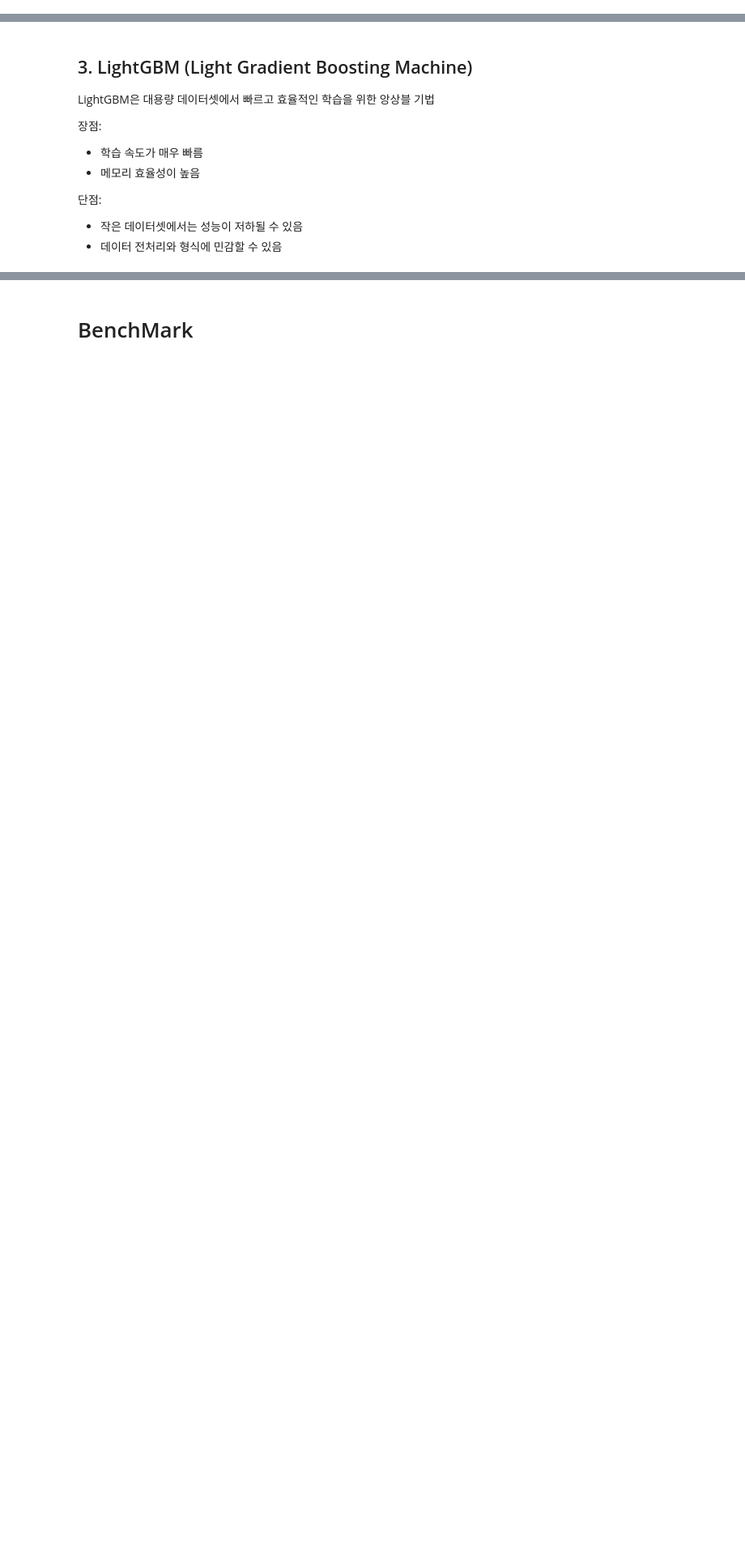
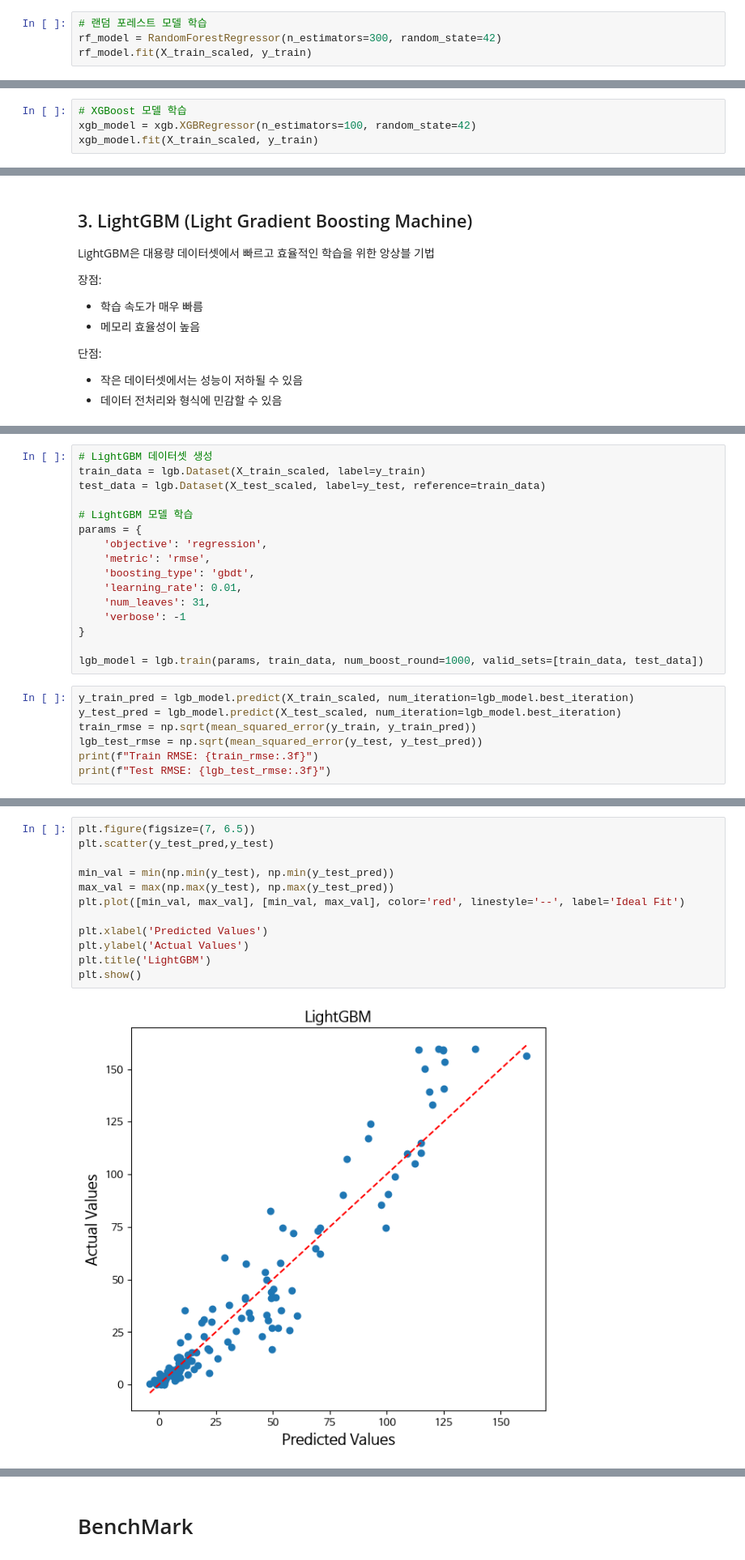
Before and after one commit to jangjung-coding/lettuce_predict_ai, a Jupyter notebook: lettuce_AI.ipynb, the cells around one changed output, grey strips where cells are left out. Shown at 81% size. Saved outputs shown, nothing was run; the diff lists cells and outputs as text; blank space fills up the shorter version.

```diff
--- a/lettuce_AI.ipynb
+++ b/lettuce_AI.ipynb
@@ -330,0 +154,4 @@ Average RMSE: 5.495
+# %%
+# 랜덤 포레스트 모델 학습
+rf_model = RandomForestRegressor(n_estimators=300, random_state=42)
+rf_model.fit(X_train_scaled, y_train)
@@ -374,0 +181,4 @@ Average RMSE: 3.322
+# %%
+# XGBoost 모델 학습
+xgb_model = xgb.XGBRegressor(n_estimators=100, random_state=42)
+xgb_model.fit(X_train_scaled, y_train)
@@ -449,0 +220,23 @@ Average RMSE: 3.027
+# %%
+# LightGBM 데이터셋 생성
+train_data = lgb.Dataset(X_train_scaled, label=y_train)
+test_data = lgb.Dataset(X_test_scaled, label=y_test, reference=train_data)
+
+# LightGBM 모델 학습
+params = {
+    'objective': 'regression',
+    'metric': 'rmse',
+    'boosting_type': 'gbdt',
+    'learning_rate': 0.01,
+    'num_leaves': 31,
+    'verbose': -1
+}
+
+lgb_model = lgb.train(params, train_data, num_boost_round=1000, valid_sets=[train_data, test_data])
+# %%
+y_train_pred = lgb_model.predict(X_train_scaled, num_iteration=lgb_model.best_iteration)
+y_test_pred = lgb_model.predict(X_test_scaled, num_iteration=lgb_model.best_iteration)
+train_rmse = np.sqrt(mean_squared_error(y_train, y_train_pred))
+lgb_test_rmse = np.sqrt(mean_squared_error(y_test, y_test_pred))
+print(f"Train RMSE: {train_rmse:.3f}")
+print(f"Test RMSE: {lgb_test_rmse:.3f}")
@@ -449,0 +246,14 @@ Average RMSE: 3.027
+# %%
+plt.figure(figsize=(7, 6.5))
+plt.scatter(y_test_pred,y_test)
+
+min_val = min(np.min(y_test), np.min(y_test_pred))
+max_val = max(np.max(y_test), np.max(y_test_pred))
+plt.plot([min_val, max_val], [min_val, max_val], color='red', linestyle='--', label='Ideal Fit')
+
+plt.xlabel('Predicted Values')
+plt.ylabel('Actual Values')
+plt.title('LightGBM')
+plt.show()
+# %% [output]
+[figure, added]
```
Also changed, not shown: parts of 46 cells of this notebook.
